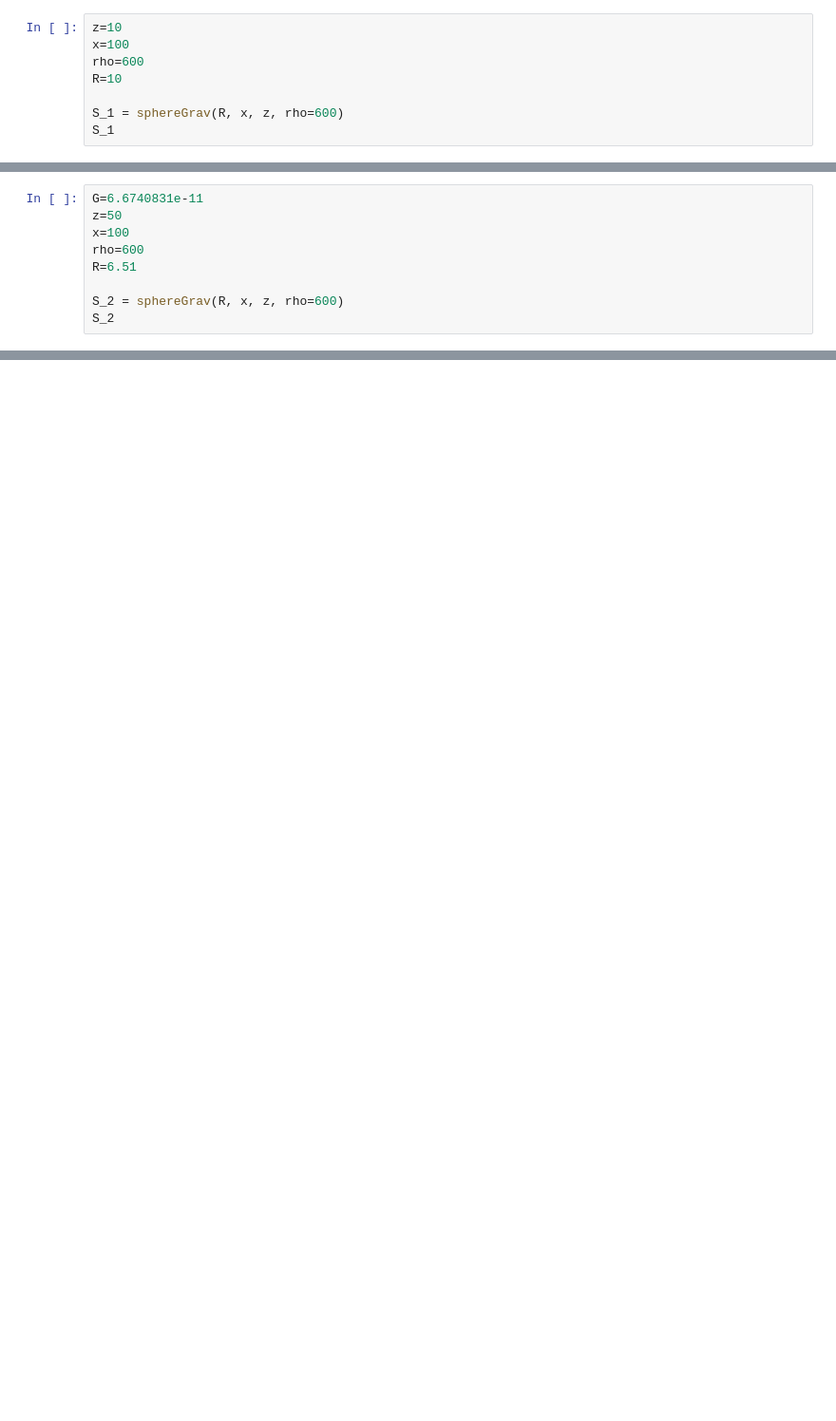
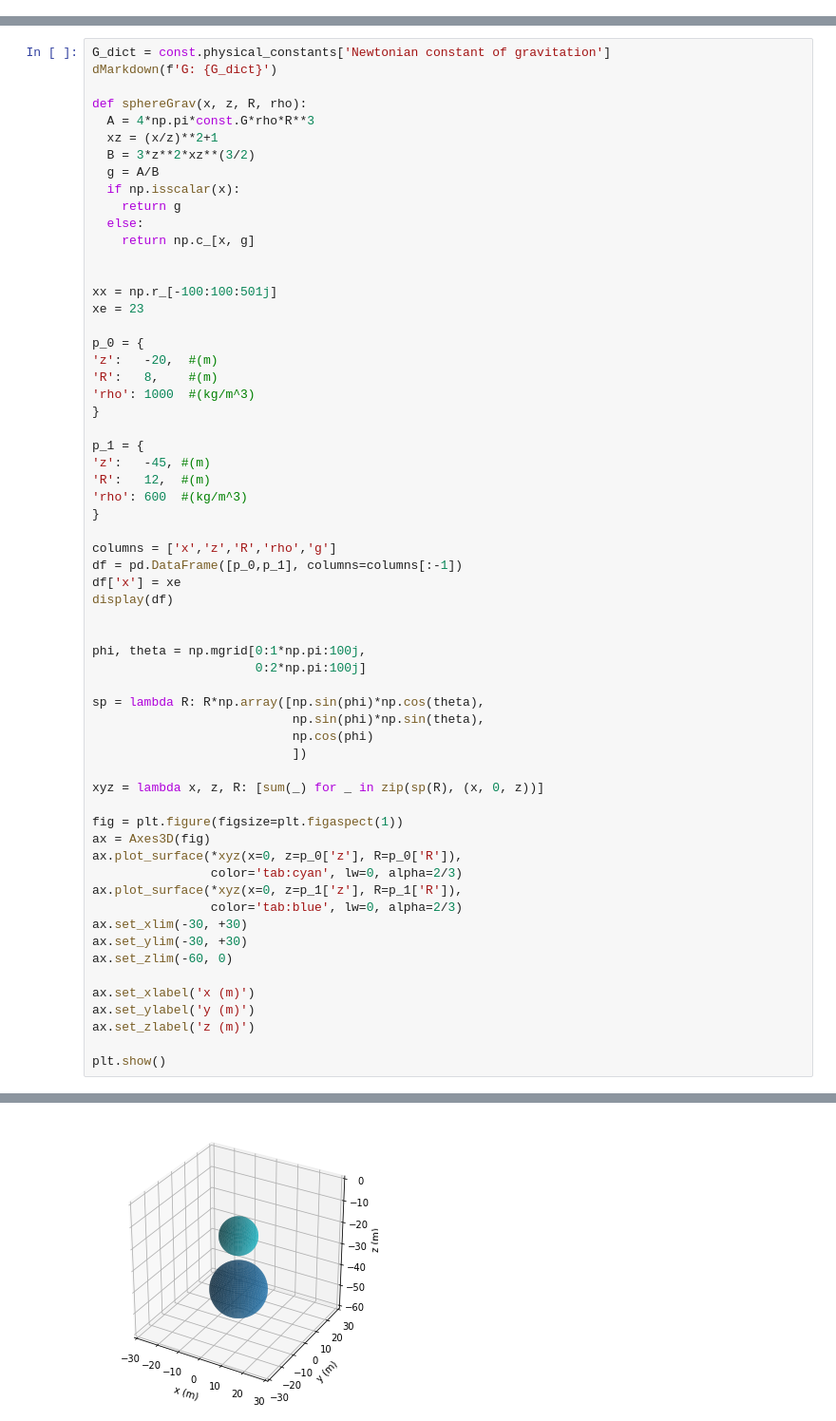
Before and after one commit to edwardptera/SHIMIA-Gravimetrico, a Jupyter notebook: Gravimetry/Unicidad.ipynb, the cells around one changed output, grey strips where cells are left out. Shown: that part at 95% size. Cells and saved outputs as stored; diff of their text form; blank space fills up the shorter version.

```diff
--- a/Gravimetry/Unicidad.ipynb
+++ b/Gravimetry/Unicidad.ipynb
@@ -54,8 +42,0 @@ def sphereGrav(R, x, z, rho=600):
-# %%
-z=10
-x=100
-rho=600
-R=10
-
-S_1 = sphereGrav(R, x, z, rho=600)
-S_1
@@ -66,9 +42,0 @@ S_1
-# %%
-G=6.6740831e-11
-z=50
-x=100
-rho=600
-R=6.51
-
-S_2 = sphereGrav(R, x, z, rho=600)
-S_2
@@ -84,0 +43,62 @@ S_2
+# %%
+G_dict = const.physical_constants['Newtonian constant of gravitation']
+dMarkdown(f'G: {G_dict}')
+
+def sphereGrav(x, z, R, rho):
+  A = 4*np.pi*const.G*rho*R**3
+  xz = (x/z)**2+1
+  B = 3*z**2*xz**(3/2)
+  g = A/B
+  if np.isscalar(x):
+    return g
+  else:
+    return np.c_[x, g]
+
+
+xx = np.r_[-100:100:501j]
+xe = 23
+
+p_0 = {
+'z':   -20,  #(m)
+'R':   8,    #(m)
+'rho': 1000  #(kg/m^3)
+}
+
+p_1 = {
+'z':   -45, #(m)
+'R':   12,  #(m)
+'rho': 600  #(kg/m^3)
+}
+
+columns = ['x','z','R','rho','g']
+df = pd.DataFrame([p_0,p_1], columns=columns[:-1])
+df['x'] = xe
+display(df)
+
+
+phi, theta = np.mgrid[0:1*np.pi:100j,
+                      0:2*np.pi:100j]
+
+sp = lambda R: R*np.array([np.sin(phi)*np.cos(theta),
+                           np.sin(phi)*np.sin(theta),
+                           np.cos(phi)
+                           ])
+
+xyz = lambda x, z, R: [sum(_) for _ in zip(sp(R), (x, 0, z))]
+
+fig = plt.figure(figsize=plt.figaspect(1))
+ax = Axes3D(fig)
+ax.plot_surface(*xyz(x=0, z=p_0['z'], R=p_0['R']),
+                color='tab:cyan', lw=0, alpha=2/3)
+ax.plot_surface(*xyz(x=0, z=p_1['z'], R=p_1['R']),
+                color='tab:blue', lw=0, alpha=2/3)
+ax.set_xlim(-30, +30)
+ax.set_ylim(-30, +30)
+ax.set_zlim(-60, 0)
+
+ax.set_xlabel('x (m)')
+ax.set_ylabel('y (m)')
+ax.set_zlabel('z (m)')
+
+plt.show()
+# %% [output]
@@ -84,0 +111 @@ S_2
+[figure, added]
```
Also changed, not shown: parts of 14 cells of this notebook, 1 other file.
